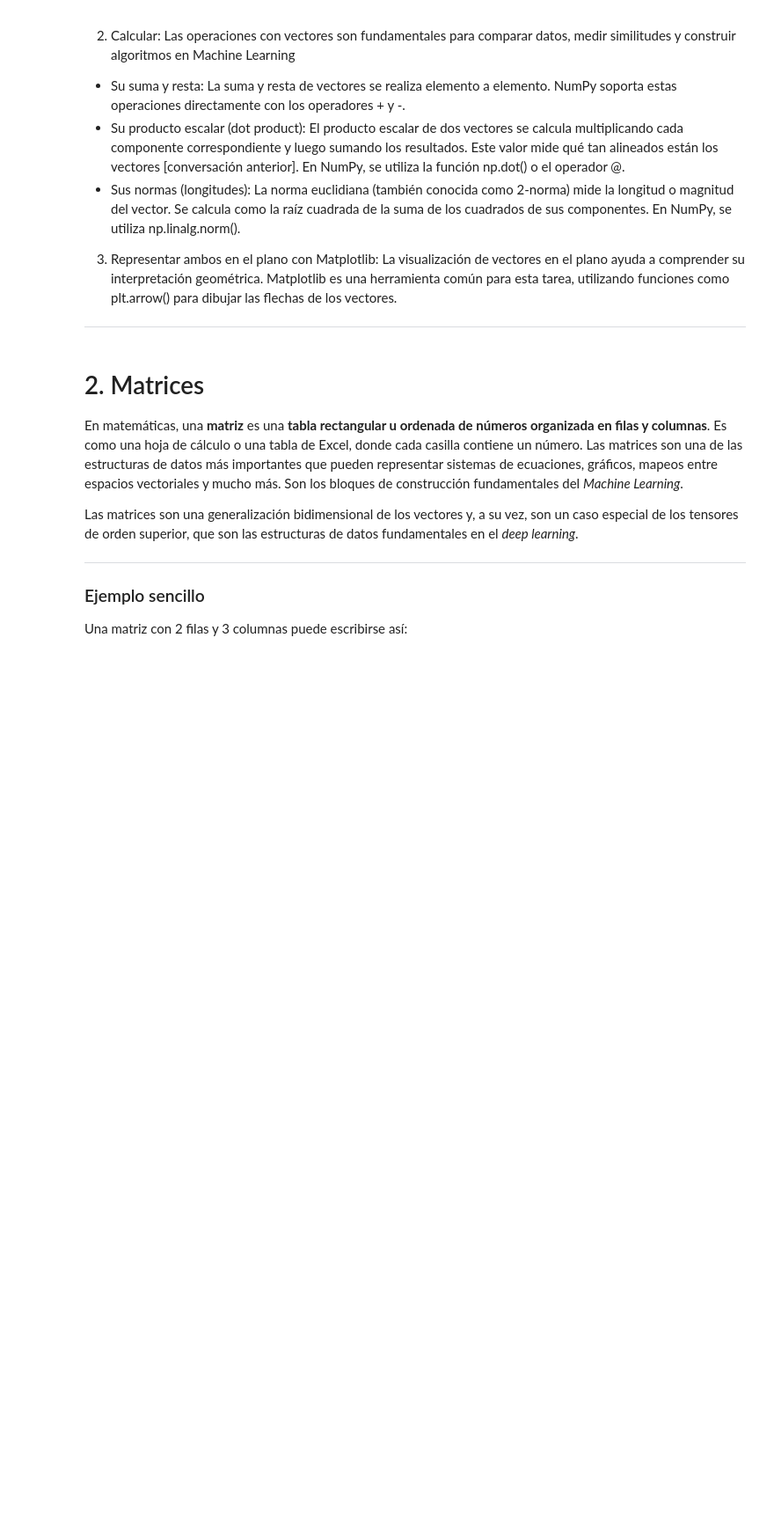
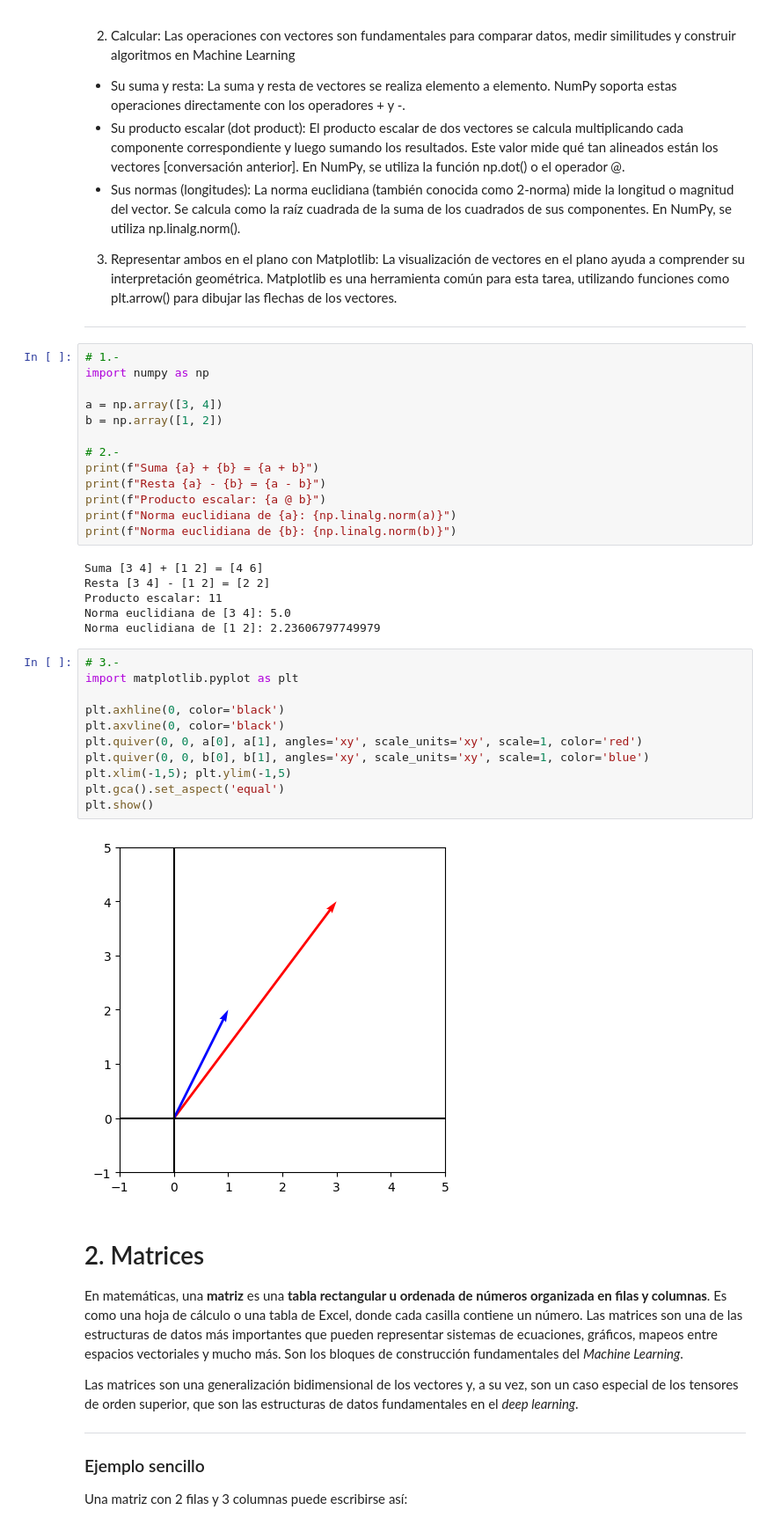
Before and after one commit to Ciclo-Especializacion-IA-y-BigData/vectores-y-matrices-en-python-GuillenteN, a Jupyter notebook: UT00_Nivelacion_8h_Vectores_y_matrices_en_Python.ipynb, the cells around one changed output. Shown at 88% size. Drawn from its saved outputs; the diff is of its cells as text; blank space fills up the shorter version.

```diff
--- a/UT00_Nivelacion_8h_Vectores_y_matrices_en_Python.ipynb
+++ b/UT00_Nivelacion_8h_Vectores_y_matrices_en_Python.ipynb
@@ -803,6 +899,38 @@ Vector v2: [1 4 2]
 3. Representar ambos en el plano con Matplotlib: La visualización de vectores en el plano ayuda a comprender su interpretación geométrica. Matplotlib es una herramienta común para esta tarea, utilizando funciones como plt.arrow() para dibujar las flechas de los vectores.
 
 ---
+# %%
+# 1.-
+import numpy as np
+
+a = np.array([3, 4])
+b = np.array([1, 2])
+
+# 2.-
+print(f"Suma {a} + {b} = {a + b}")
+print(f"Resta {a} - {b} = {a - b}")
+print(f"Producto escalar: {a @ b}")
+print(f"Norma euclidiana de {a}: {np.linalg.norm(a)}")
+print(f"Norma euclidiana de {b}: {np.linalg.norm(b)}")
+# %% [output]
+Suma [3 4] + [1 2] = [4 6]
+Resta [3 4] - [1 2] = [2 2]
+Producto escalar: 11
+Norma euclidiana de [3 4]: 5.0
+Norma euclidiana de [1 2]: 2.23606797749979
+# %%
+# 3.-
+import matplotlib.pyplot as plt
+
+plt.axhline(0, color='black')
+plt.axvline(0, color='black')
+plt.quiver(0, 0, a[0], a[1], angles='xy', scale_units='xy', scale=1, color='red')
+plt.quiver(0, 0, b[0], b[1], angles='xy', scale_units='xy', scale=1, color='blue')
+plt.xlim(-1,5); plt.ylim(-1,5)
+plt.gca().set_aspect('equal')
+plt.show()
+# %% [output]
+[figure, added]
 # %% [markdown]
 # 2. Matrices
 
```
Also changed, not shown: parts of 30 cells of this notebook.
